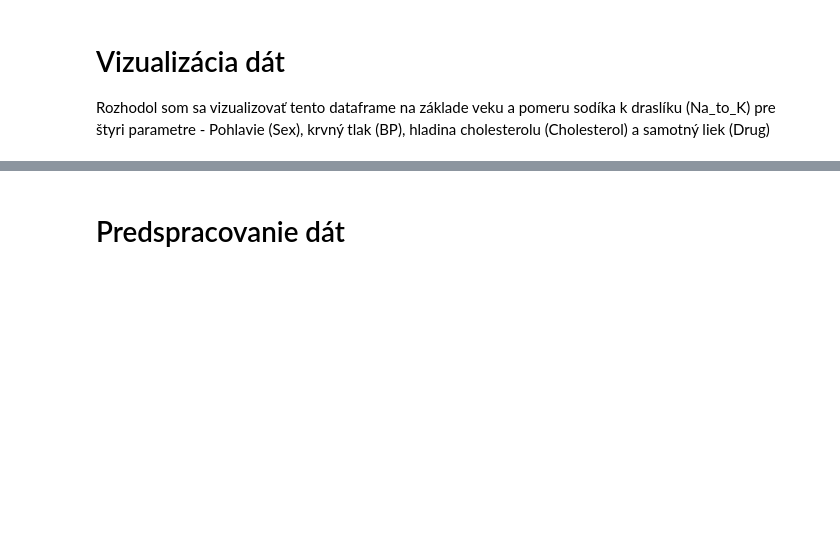
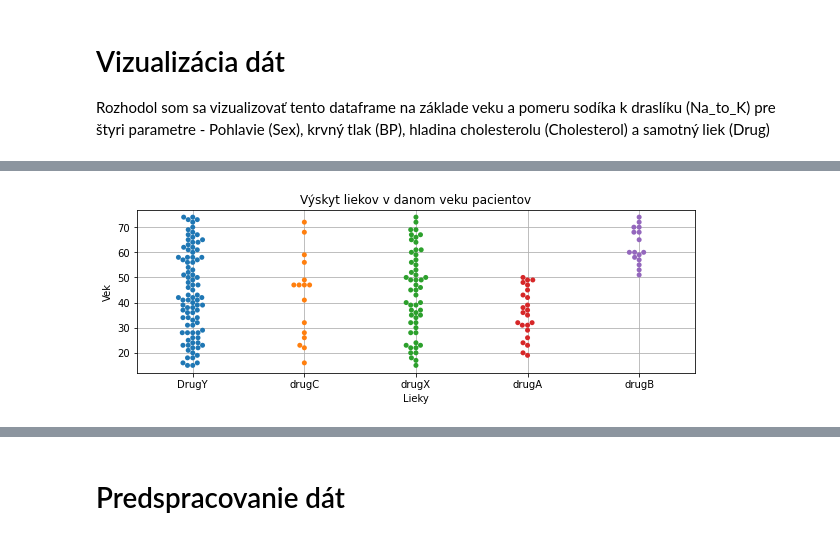
Before and after one commit to Frodas25/hrusovsky_NS2021, a Jupyter notebook: hrusovsky_NS2021.ipynb, the cells around one changed output, grey strips where cells are left out. Saved outputs shown, nothing was run; the diff lists cells and outputs as text; code cells hidden in the pictures; blank space fills up the shorter version.

```diff
--- a/hrusovsky_NS2021.ipynb
+++ b/hrusovsky_NS2021.ipynb
@@ -71,0 +100,8 @@ sns.countplot(df["Drug"]) # vizualizacia poctu vyskytu jednotlivych liekov v dat
+# %%
+sns.swarmplot(x='Drug',y='Age', data=df)
+plt.xlabel('Lieky')
+plt.ylabel('Vek')
+plt.title("Výskyt liekov v danom veku pacientov")
+plt.grid()
+# %% [output]
+[figure, added]
```
Also changed, not shown: parts of 27 cells of this notebook.
